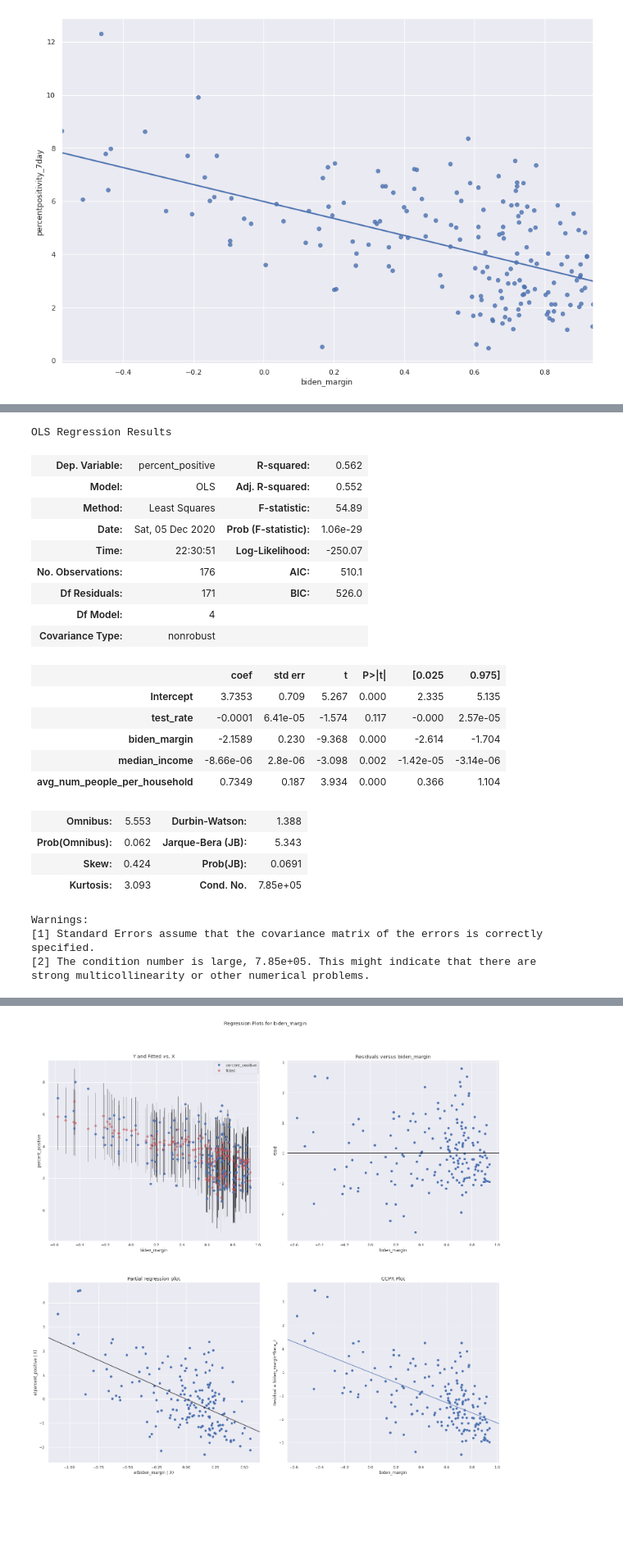
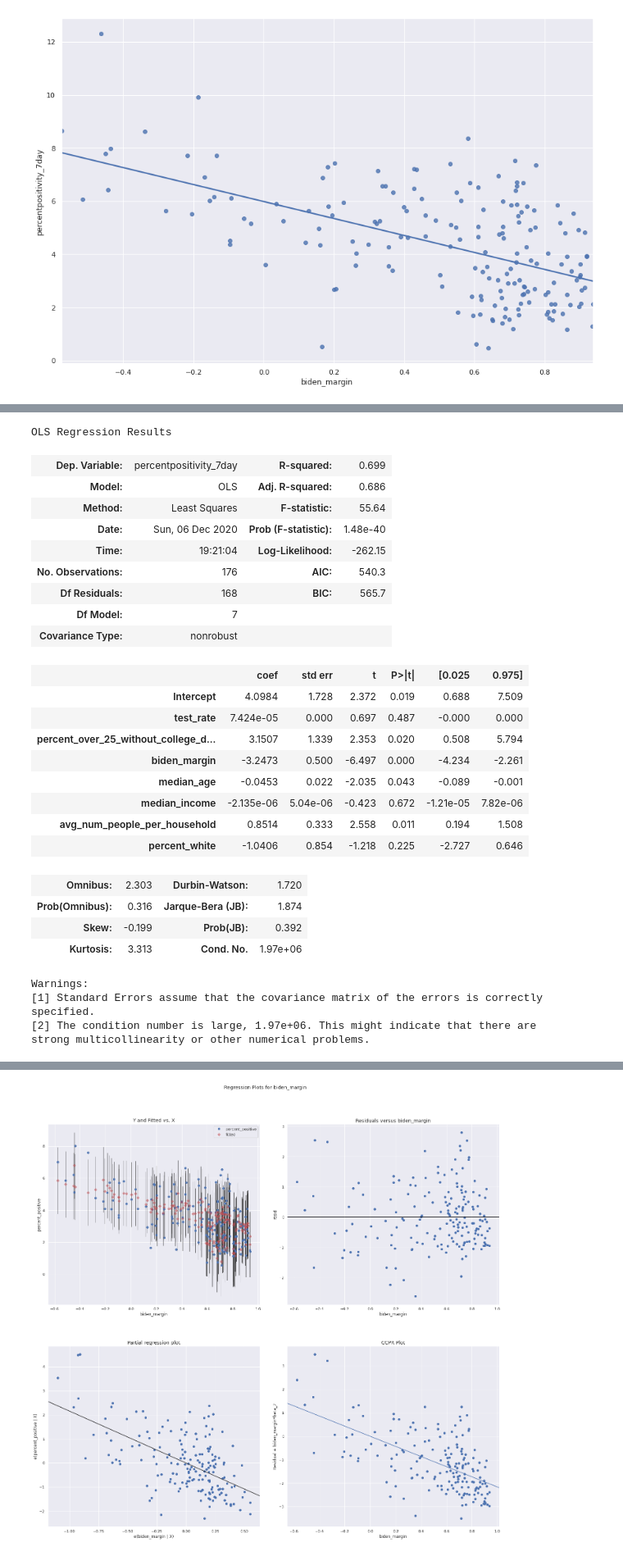
Before and after one commit to kharvd/election_covid_nyc, a Jupyter notebook: election_nyc.ipynb, the cells around one changed output, grey strips where cells are left out. Shown at 82% size. Saved outputs shown, nothing was run; the diff lists cells and outputs as text; code cells hidden in the pictures; blank space fills up the shorter version.

```diff
--- a/election_nyc.ipynb
+++ b/election_nyc.ipynb
@@ -112,3 +171,5 @@ covid_vs_elections["avg_num_people_per_household"] = covid_vs_elections["pop_est
+# %%
+covid_vs_elections = covid_vs_elections.join(pop)
 # %%
 # removing Breezy Point outlier with very high case rate and small population
 covid_vs_elections.drop(11697, inplace=True)
@@ -154,45 +338,48 @@ case_rate = pd.read_csv("/content/drive/MyDrive/covid_election_data/caserate-by-
 case_rate = case_rate.transpose()
 case_rate["modzcta"] = case_rate.index.map(lambda s: int(s[-5:]) if s[-1].isdigit() else s)
 case_rate.set_index("modzcta", inplace=True)
-covid_vs_elections["case_rate"] = case_rate[15].drop("week_ending").astype(float)
+covid_vs_elections["case_rate"] = case_rate[16].drop("week_ending").astype(float)
 # %%
 percent_positive = pd.read_csv("/content/drive/MyDrive/covid_election_data/percentpositive-by-modzcta.csv")
 percent_positive = percent_positive.transpose()
 percent_positive["modzcta"] = percent_positive.index.map(lambda s: int(s[-5:]) if s[-1].isdigit() else s)
 percent_positive.set_index("modzcta", inplace=True)
-covid_vs_elections["percent_positive"] = percent_positive[15].drop("week_ending").astype(float)
+covid_vs_elections["percent_positive"] = percent_positive[16].drop("week_ending").astype(float)
 # %%
 test_rate = pd.read_csv("/content/drive/MyDrive/covid_election_data/testrate-by-modzcta.csv")
 test_rate = test_rate.transpose()
 test_rate["modzcta"] = test_rate.index.map(lambda s: int(s[-5:]) if s[-1].isdigit() else s)
 test_rate.set_index("modzcta", inplace=True)
-covid_vs_elections["test_rate"] = test_rate[15].drop("week_ending").astype(float)
+covid_vs_elections["test_rate"] = test_rate[16].drop("week_ending").astype(float)
 # %%
-lm2 = sm.OLS.from_formula("percent_positive ~ test_rate + biden_margin + median_income + avg_num_people_per_household", covid_vs_elections).fit()
-lm2.summary()
+lm = sm.OLS.from_formula("percentpositivity_7day ~ test_rate + percent_over_25_without_college_degree + biden_margin + median_age + median_income + avg_num_people_per_household + percent_white", covid_vs_elections).fit()
+lm.summary()
 # %% [output]
 OLS Regression Results
-| Dep. Variable: | percent_positive | R-squared: | 0.562 |
-| Model: | OLS | Adj. R-squared: | 0.552 |
-| Method: | Least Squares | F-statistic: | 54.89 |
-| Date: | Sat, 05 Dec 2020 | Prob (F-statistic): | 1.06e-29 |
-| Time: | 22:30:51 | Log-Likelihood: | -250.07 |
-| No. Observations: | 176 | AIC: | 510.1 |
-| Df Residuals: | 171 | BIC: | 526.0 |
-| Df Model: | 4 |  |  |
+| Dep. Variable: | percentpositivity_7day | R-squared: | 0.699 |
+| Model: | OLS | Adj. R-squared: | 0.686 |
+| Method: | Least Squares | F-statistic: | 55.64 |
+| Date: | Sun, 06 Dec 2020 | Prob (F-statistic): | 1.48e-40 |
+| Time: | 19:21:04 | Log-Likelihood: | -262.15 |
+| No. Observations: | 176 | AIC: | 540.3 |
+| Df Residuals: | 168 | BIC: | 565.7 |
+| Df Model: | 7 |  |  |
 | Covariance Type: | nonrobust |  |  |
 |  | coef | std err | t | P>|t| | [0.025 | 0.975] |
-| Intercept | 3.7353 | 0.709 | 5.267 | 0.000 | 2.335 | 5.135 |
-| test_rate | -0.0001 | 6.41e-05 | -1.574 | 0.117 | -0.000 | 2.57e-05 |
-| biden_margin | -2.1589 | 0.230 | -9.368 | 0.000 | -2.614 | -1.704 |
-| median_income | -8.66e-06 | 2.8e-06 | -3.098 | 0.002 | -1.42e-05 | -3.14e-06 |
-| avg_num_people_per_household | 0.7349 | 0.187 | 3.934 | 0.000 | 0.366 | 1.104 |
+| Intercept | 4.0984 | 1.728 | 2.372 | 0.019 | 0.688 | 7.509 |
+| test_rate | 7.424e-05 | 0.000 | 0.697 | 0.487 | -0.000 | 0.000 |
+| percent_over_25_without_college_d... | 3.1507 | 1.339 | 2.353 | 0.020 | 0.508 | 5.794 |
+| biden_margin | -3.2473 | 0.500 | -6.497 | 0.000 | -4.234 | -2.261 |
+| median_age | -0.0453 | 0.022 | -2.035 | 0.043 | -0.089 | -0.001 |
+| median_income | -2.135e-06 | 5.04e-06 | -0.423 | 0.672 | -1.21e-05 | 7.82e-06 |
+| avg_num_people_per_household | 0.8514 | 0.333 | 2.558 | 0.011 | 0.194 | 1.508 |
+| percent_white | -1.0406 | 0.854 | -1.218 | 0.225 | -2.727 | 0.646 |
-| Omnibus: | 5.553 | Durbin-Watson: | 1.388 |
-| Prob(Omnibus): | 0.062 | Jarque-Bera (JB): | 5.343 |
-| Skew: | 0.424 | Prob(JB): | 0.0691 |
-| Kurtosis: | 3.093 | Cond. No. | 7.85e+05 |
+| Omnibus: | 2.303 | Durbin-Watson: | 1.720 |
+| Prob(Omnibus): | 0.316 | Jarque-Bera (JB): | 1.874 |
+| Skew: | -0.199 | Prob(JB): | 0.392 |
+| Kurtosis: | 3.313 | Cond. No. | 1.97e+06 |
 Warnings:
 [1] Standard Errors assume that the covariance matrix of the errors is correctly specified.
-[2] The condition number is large, 7.85e+05. This might indicate that there are
+[2] The condition number is large, 1.97e+06. This might indicate that there are
 strong multicollinearity or other numerical problems.
 # %%
```
Also changed, not shown: parts of 19 cells of this notebook.
